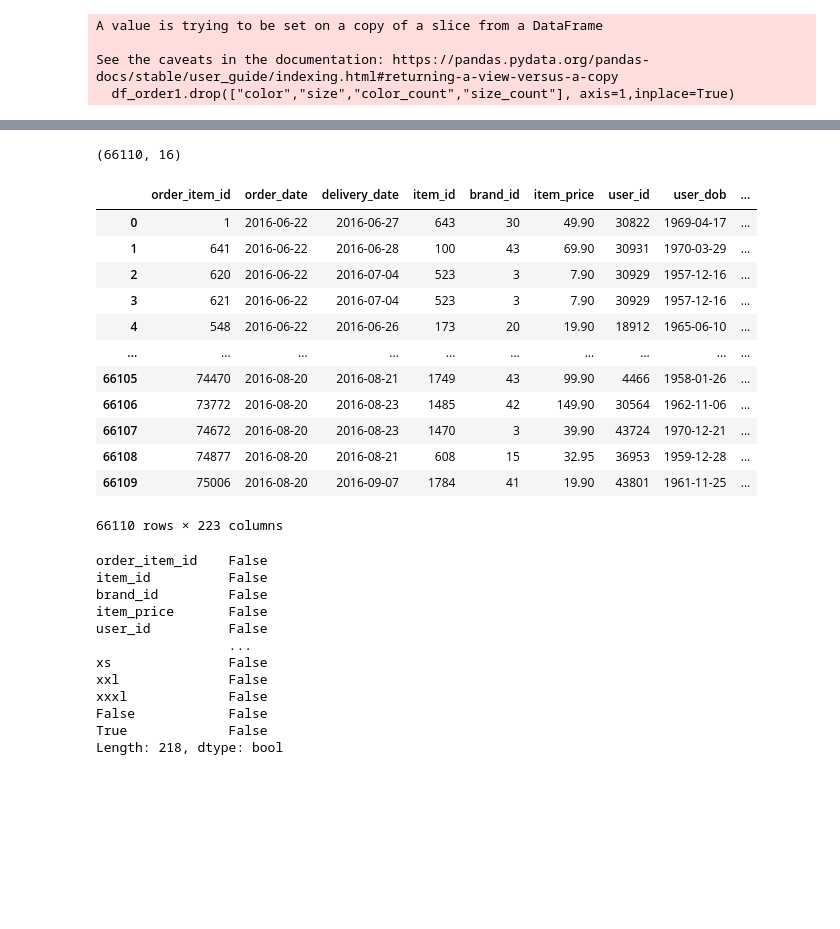
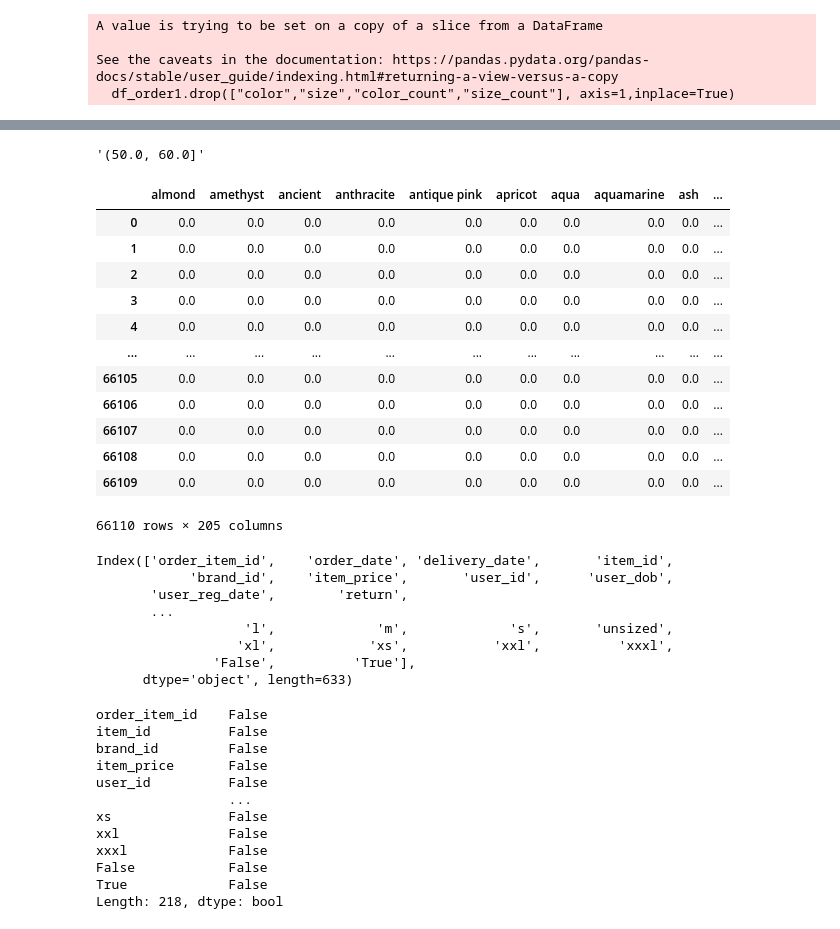
Before and after one commit to P-AEL/ML-Projekt, a Jupyter notebook: Paul/SVM.ipynb, the cells around one changed output, grey strips where cells are left out. Cells and saved outputs as stored; diff of their text form; code cells hidden in the pictures; blank space fills up the shorter version.

```diff
--- a/Paul/SVM.ipynb
+++ b/Paul/SVM.ipynb
@@ -163,7 +111,3 @@ e
-# %%
-df_1.shape
-# %% [output]
-(66110, 16)
 # %%
 a = []
 for i in range(6):
@@ -171,25 +117,40 @@ for i in range(6):
+# %%
+a[100]
+# %% [output]
+'(50.0, 60.0]'
 # %%
 df_2 = pd.DataFrame(df_1,columns=a)
+# %%
+df_2
+# %% [output]
+|  | almond | amethyst | ancient | anthracite | antique pink | apricot | aqua | aquamarine | ash | ... |
+| 0 | 0.0 | 0.0 | 0.0 | 0.0 | 0.0 | 0.0 | 0.0 | 0.0 | 0.0 | ... |
+| 1 | 0.0 | 0.0 | 0.0 | 0.0 | 0.0 | 0.0 | 0.0 | 0.0 | 0.0 | ... |
+| 2 | 0.0 | 0.0 | 0.0 | 0.0 | 0.0 | 0.0 | 0.0 | 0.0 | 0.0 | ... |
+| 3 | 0.0 | 0.0 | 0.0 | 0.0 | 0.0 | 0.0 | 0.0 | 0.0 | 0.0 | ... |
+| 4 | 0.0 | 0.0 | 0.0 | 0.0 | 0.0 | 0.0 | 0.0 | 0.0 | 0.0 | ... |
+| ... | ... | ... | ... | ... | ... | ... | ... | ... | ... | ... |
+| 66105 | 0.0 | 0.0 | 0.0 | 0.0 | 0.0 | 0.0 | 0.0 | 0.0 | 0.0 | ... |
+| 66106 | 0.0 | 0.0 | 0.0 | 0.0 | 0.0 | 0.0 | 0.0 | 0.0 | 0.0 | ... |
+| 66107 | 0.0 | 0.0 | 0.0 | 0.0 | 0.0 | 0.0 | 0.0 | 0.0 | 0.0 | ... |
+| 66108 | 0.0 | 0.0 | 0.0 | 0.0 | 0.0 | 0.0 | 0.0 | 0.0 | 0.0 | ... |
+| 66109 | 0.0 | 0.0 | 0.0 | 0.0 | 0.0 | 0.0 | 0.0 | 0.0 | 0.0 | ... |
+66110 rows × 205 columns
 # %%
 df = pd.concat([df,df_2],axis=1)
 # %%
 df.drop([ "item_color",	"user_title",	"user_state", "age", "item_size","item_id_>1_in_order" ],axis=1,inplace=True)
 # %%
-df
+df.columns
 # %% [output]
-|  | order_item_id | order_date | delivery_date | item_id | brand_id | item_price | user_id | user_dob | ... |
-| 0 | 1 | 2016-06-22 | 2016-06-27 | 643 | 30 | 49.90 | 30822 | 1969-04-17 | ... |
-| 1 | 641 | 2016-06-22 | 2016-06-28 | 100 | 43 | 69.90 | 30931 | 1970-03-29 | ... |
-| 2 | 620 | 2016-06-22 | 2016-07-04 | 523 | 3 | 7.90 | 30929 | 1957-12-16 | ... |
-| 3 | 621 | 2016-06-22 | 2016-07-04 | 523 | 3 | 7.90 | 30929 | 1957-12-16 | ... |
-| 4 | 548 | 2016-06-22 | 2016-06-26 | 173 | 20 | 19.90 | 18912 | 1965-06-10 | ... |
-| ... | ... | ... | ... | ... | ... | ... | ... | ... | ... |
-| 66105 | 74470 | 2016-08-20 | 2016-08-21 | 1749 | 43 | 99.90 | 4466 | 1958-01-26 | ... |
-| 66106 | 73772 | 2016-08-20 | 2016-08-23 | 1485 | 42 | 149.90 | 30564 | 1962-11-06 | ... |
-| 66107 | 74672 | 2016-08-20 | 2016-08-23 | 1470 | 3 | 39.90 | 43724 | 1970-12-21 | ... |
-| 66108 | 74877 | 2016-08-20 | 2016-08-21 | 608 | 15 | 32.95 | 36953 | 1959-12-28 | ... |
-| 66109 | 75006 | 2016-08-20 | 2016-09-07 | 1784 | 41 | 19.90 | 43801 | 1961-11-25 | ... |
-66110 rows × 223 columns
+Index(['order_item_id',    'order_date', 'delivery_date',       'item_id',
+            'brand_id',    'item_price',       'user_id',      'user_dob',
+       'user_reg_date',        'return',
+       ...
+                   'l',             'm',             's',       'unsized',
+                  'xl',            'xs',           'xxl',          'xxxl',
+               'False',          'True'],
+      dtype='object', length=633)
 # %%
 #Trainingsdaten
 X = df.drop(["return","order_date","delivery_date","user_dob","user_reg_date","returned"],axis=1)
```
Also changed, not shown: parts of 10 cells of this notebook, 1 other file.
